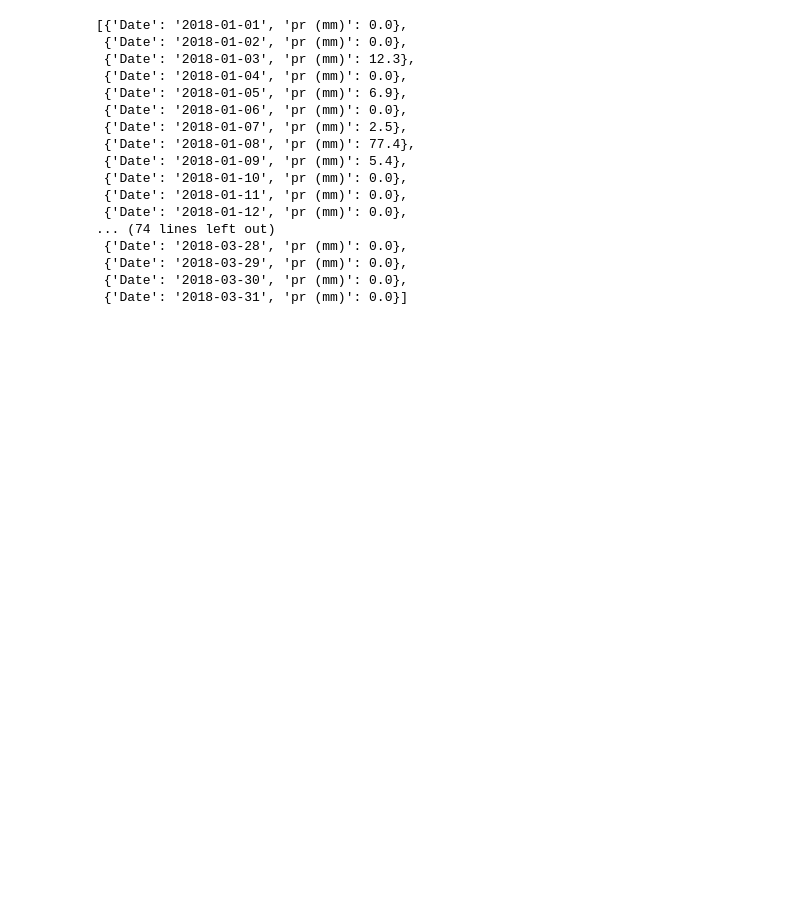
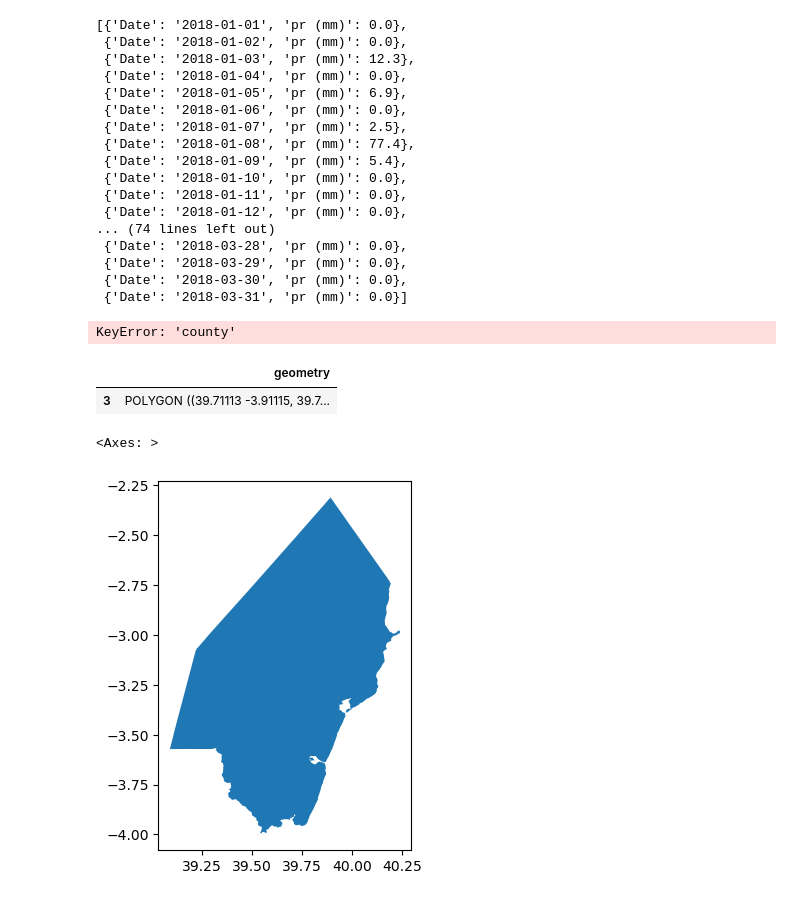
Before and after one commit to KipkorirC/majihaven, a Jupyter notebook: API.ipynb, the cells around one changed output. Cells and saved outputs as stored; diff of their text form; code cells hidden in the pictures; blank space fills up the shorter version.

```diff
--- a/API.ipynb
+++ b/API.ipynb
@@ -103,7 +103,7 @@ df.to_excel("works.xlsx")
 import geopandas as gpd
 
 # Load the Kenya administrative boundaries shapefile
-kenya_gdf = gpd.read_file("path/to/kenya_admin_boundaries.shp")
+kenya_gdf = gpd.read_file("./geo_data/counties.shp")
 
 # Extract unique counties, constituencies, and wards
 counties = kenya_gdf['county'].unique()
@@ -118,7 +118,34 @@ for county, consts in constituencies.items():
         if (county, constituency) in wards:
             for ward in wards[(county, constituency)]:
                 print(f"    Ward: {ward}")
+# %% [output]
+KeyError: 'county'
 # %%
 import geopandas as gpd
 counties_df = gpd.read_file("./geo_data/counties.shp")
-counties_df.to_excel("test.xlsx")
+constituencies = gpd.read_file("./geo_data/constituencies.shp")
+counties_df = counties_df[3:4]
+# %%
+counties_df
+# %% [output]
+|  | geometry |
+| 3 | POLYGON ((39.71113 -3.91115, 39.7... |
+# %%
+import geopandas as gpd
+from shapely import wkt
+
+data = counties_df
+
+# Check if the geometry column contains WKT strings or Polygon objects
+if data['geometry'].dtype == 'object' and isinstance(data['geometry'].iloc[0], str):
+    # Convert WKT strings to geometry if they are in string format
+    data['geometry'] = data['geometry'].apply(wkt.loads)
+
+# Create a GeoDataFrame
+gdf = gpd.GeoDataFrame(data, geometry='geometry')
+
+# Plot the GeoDataFrame
+gdf.plot()
+# %% [output]
+<Axes: >
+[figure, added]
```
Also changed, not shown: parts of 2 cells of this notebook, 4 other files.
